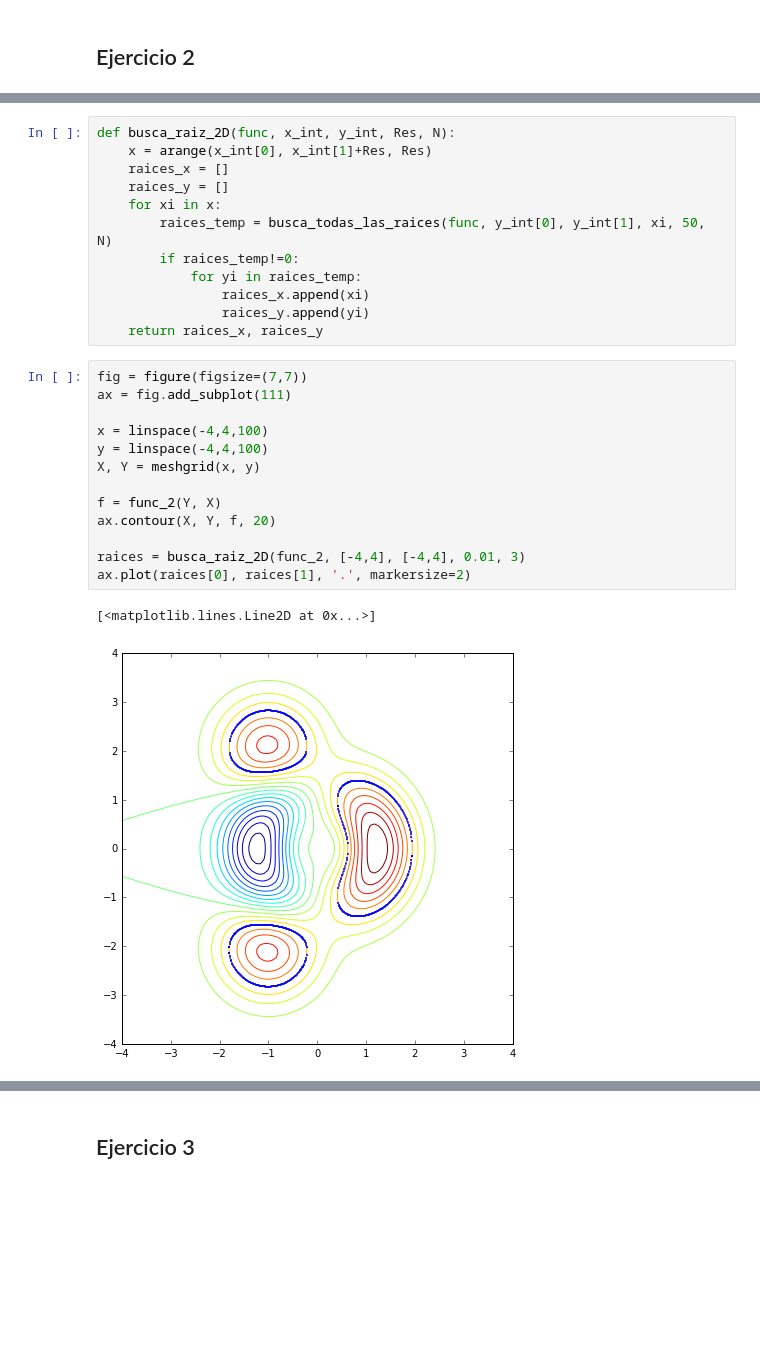
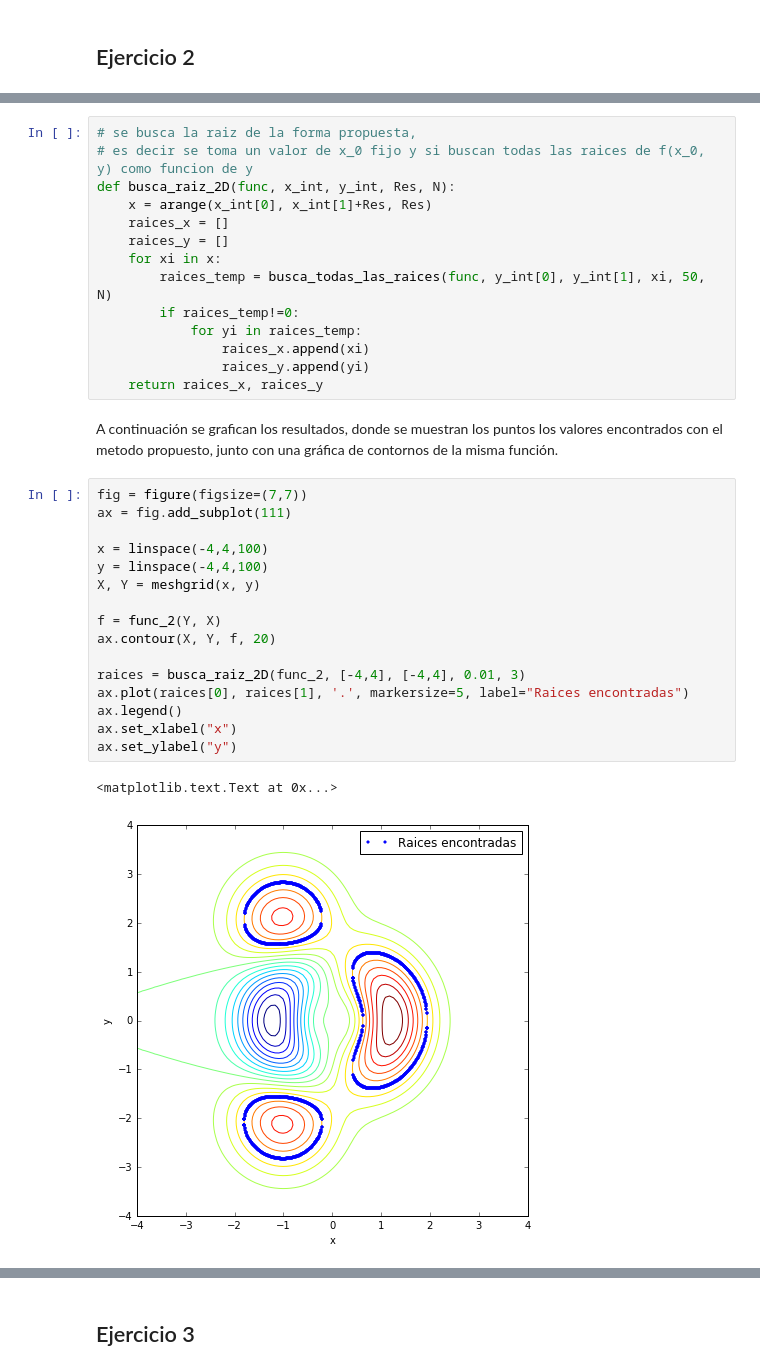
Before and after one commit to diegohdzrjk/Fisica-Computacional-2017-1, a Jupyter notebook: Tareas/Tarea2_diegohdzrjk.ipynb, the cells around one changed output, grey strips where cells are left out. Drawn from its saved outputs; the diff is of its cells as text; blank space fills up the shorter version.

```diff
--- a/Tareas/Tarea2_diegohdzrjk.ipynb
+++ b/Tareas/Tarea2_diegohdzrjk.ipynb
@@ -107,6 +126,8 @@ $$f(x,y) = 2 e^{-(x+1)^2}\left(e^{-(y+2)^2}+e^{-(y-2)^2}\right) + 6x(x^2+y^2)e^{
 def func_2(y, x):
     return 2*exp(-(x+1)**2)*(exp(-(y+2)**2)+exp(-(y-2)**2)) + 6*x*(x**2+y**2)*exp(-(x**2+y**2))-1
 # %%
+# se busca la raiz de la forma propuesta,
+# es decir se toma un valor de x_0 fijo y si buscan todas las raices de f(x_0, y) como funcion de y
 def busca_raiz_2D(func, x_int, y_int, Res, N):
     x = arange(x_int[0], x_int[1]+Res, Res)
     raices_x = []
@@ -118,19 +139,24 @@ def busca_raiz_2D(func, x_int, y_int, Res, N):
                 raices_x.append(xi)
                 raices_y.append(yi)
     return raices_x, raices_y
+# %% [markdown]
+A continuación se grafican los resultados, donde se muestran los puntos los valores encontrados con el metodo propuesto, junto con una gráfica de contornos de la misma función.
 # %%
 fig = figure(figsize=(7,7))
 ax = fig.add_subplot(111)
 
 x = linspace(-4,4,100)
 y = linspace(-4,4,100)
 X, Y = meshgrid(x, y)
 
 f = func_2(Y, X)
 ax.contour(X, Y, f, 20)
 
 raices = busca_raiz_2D(func_2, [-4,4], [-4,4], 0.01, 3)
-ax.plot(raices[0], raices[1], '.', markersize=2)
+ax.plot(raices[0], raices[1], '.', markersize=5, label="Raices encontradas")
+ax.legend()
+ax.set_xlabel("x")
+ax.set_ylabel("y")
 # %% [output]
-[<matplotlib.lines.Line2D at 0x...>]
+<matplotlib.text.Text at 0x...>
-[figure, old version]
+[figure, new version]
```
Also changed, not shown: parts of 20 cells of this notebook.
